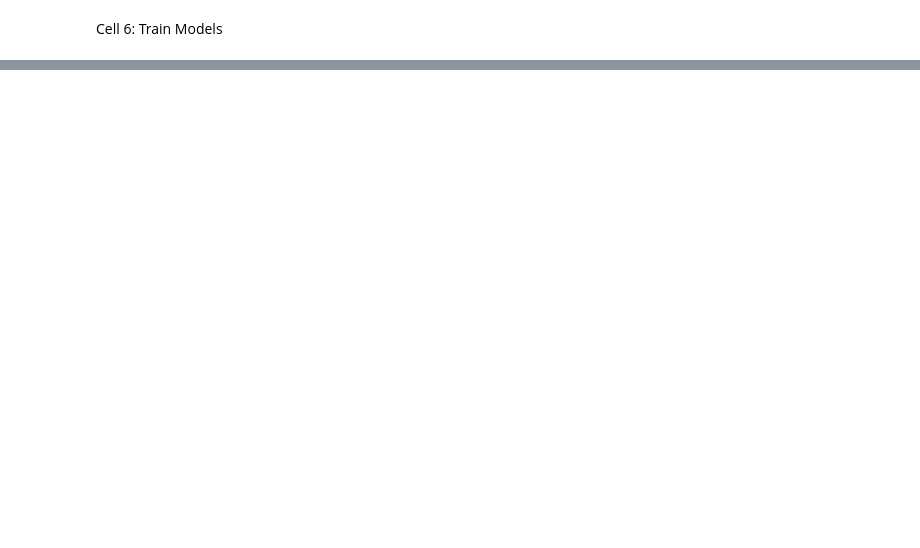
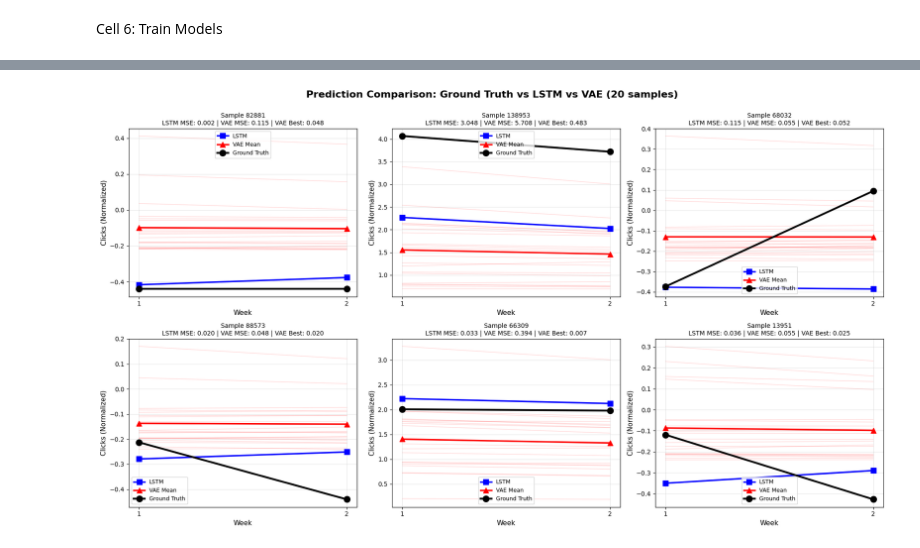
Before and after one commit to Qmo37/Seq2Seq_LSTM_VAE, a Jupyter notebook: notebooks/Seq2Seq_LSTM_VAE.ipynb, the cells around one changed output, grey strips where cells are left out. Saved outputs shown, nothing was run; the diff lists cells and outputs as text; code cells hidden in the pictures; blank space fills up the shorter version.

```diff
--- a/notebooks/Seq2Seq_LSTM_VAE.ipynb
+++ b/notebooks/Seq2Seq_LSTM_VAE.ipynb
@@ -742,0 +922,79 @@ print("📊 Use the results above for your assignment report.")
+# %%
+"""Visualization 2: Sample Predictions - GT vs LSTM vs VAE"""
+
+import matplotlib.pyplot as plt
+import numpy as np
+
+# Select 6 random test samples for visualization
+np.random.seed(42)
+num_samples = 6
+sample_indices = np.random.choice(len(lstm_preds), num_samples, replace=False)
+
+fig, axes = plt.subplots(2, 3, figsize=(18, 10))
+axes = axes.flatten()
+
+for idx, sample_idx in enumerate(sample_indices):
+    ax = axes[idx]
+
+    # Get data for this sample
+    gt = y_test[sample_idx].flatten()  # Ground truth (2 weeks)
+    lstm_pred = lstm_preds[sample_idx].flatten()
+    vae_samples_for_this = vae_all_samples[:, sample_idx]  # Shape: (20, 2, 1)
+
+    # Reshape if needed
+    if vae_samples_for_this.ndim == 3:
+        vae_samples_for_this = vae_samples_for_this.squeeze(-1)  # (20, 2)
+
+    weeks = np.arange(1, len(gt) + 1)
+
+    # Plot VAE samples (20 semi-transparent lines)
+    for i in range(20):
+        ax.plot(weeks, vae_samples_for_this[i], color="red", alpha=0.15, linewidth=1)
+
+    # Plot LSTM prediction
+    ax.plot(
+        weeks, lstm_pred, "b-", linewidth=2.5, label="LSTM", marker="s", markersize=8
+    )
+
+    # Plot VAE mean
+    vae_mean = vae_samples_for_this.mean(axis=0)
+    ax.plot(
+        weeks, vae_mean, "r-", linewidth=2.5, label="VAE Mean", marker="^", markersize=8
+    )
+
+    # Plot ground truth
+    ax.plot(
+        weeks, gt, "k-", linewidth=3, label="Ground Truth", marker="o", markersize=10
+    )
+
+    # Calculate MSE for this sample
+    lstm_mse = np.mean((gt - lstm_pred) ** 2)
+    vae_mse = np.mean((gt - vae_mean) ** 2)
+    vae_best_mse = min(
+        [np.mean((gt - vae_samples_for_this[i]) ** 2) for i in range(20)]
+    )
+
+    ax.set_xlabel("Week", fontsize=11)
+    ax.set_ylabel("Clicks (Normalized)", fontsize=11)
+    ax.set_title(
+        f"Sample {sample_idx}\nLSTM MSE: {lstm_mse:.3f} | VAE MSE: {vae_mse:.3f} | VAE Best: {vae_best_mse:.3f}",
+        fontsize=10,
+    )
+    ax.legend(fontsize=9, loc="best")
+    ax.grid(True, alpha=0.3)
+    ax.set_xticks([1, 2])
+
+plt.suptitle(
+    "Prediction Comparison: Ground Truth vs LSTM vs VAE (20 samples)",
+    fontsize=16,
+    fontweight="bold",
+    y=1.00,
+)
+plt.tight_layout()
+plt.savefig("prediction_comparison.png", dpi=300, bbox_inches="tight")
+plt.show()
+
+print("📊 Prediction comparison saved as 'prediction_comparison.png'")
+print(f"Note: Red shaded area shows all 20 VAE samples")
+# %% [output]
+[figure, added]
```
Also changed, not shown: parts of 18 cells of this notebook.
